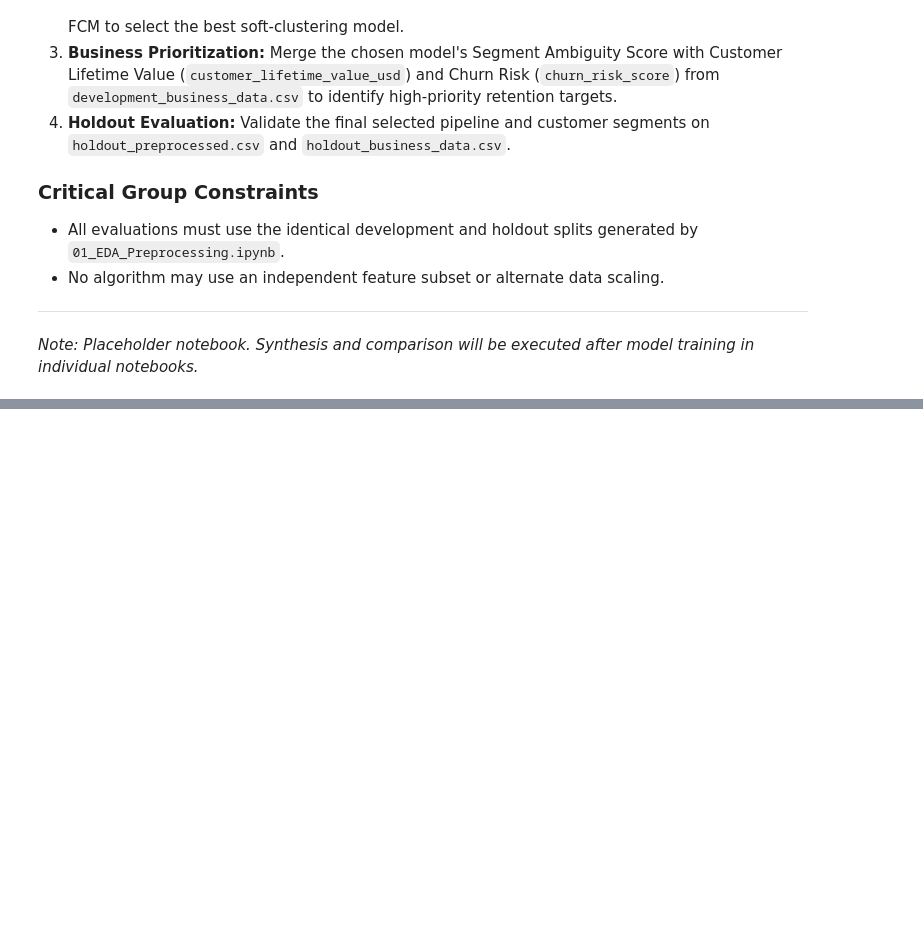
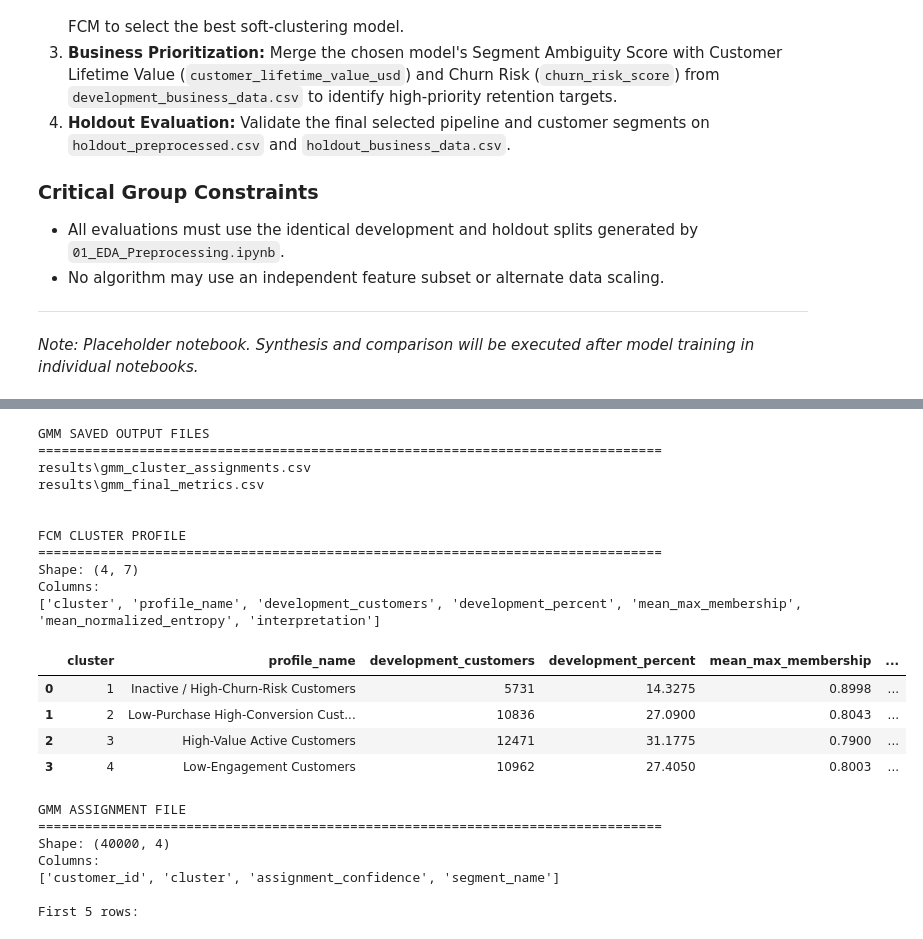
Before and after one commit to ashi00112/soft-ecommerce-customer-segmentation, a Jupyter notebook: notebooks/06_Model_Comparison.ipynb, the cells around one changed output, grey strips where cells are left out. Cells and saved outputs as stored; diff of their text form; code cells hidden in the pictures; blank space fills up the shorter version.

```diff
--- a/notebooks/06_Model_Comparison.ipynb
+++ b/notebooks/06_Model_Comparison.ipynb
@@ -42,0 +1538,77 @@ print("Processed data dir:", PROCESSED_DATA_DIR)
+# %%
+# ============================================================
+# Cell 19 — Inspect Soft-Model Business Profiling Outputs
+# ============================================================
+
+print("GMM SAVED OUTPUT FILES")
+print("=" * 80)
+
+gmm_files_clean = []
+
+for path in RESULTS_DIR.rglob("*"):
+    if path.is_file() and "gmm" in path.name.lower():
+        gmm_files_clean.append(path)
+
+for path in sorted(gmm_files_clean):
+    print(path.relative_to(PROJECT_ROOT))
+
+
+print("\n\nFCM CLUSTER PROFILE")
+print("=" * 80)
+
+fcm_profile_path = RESULTS_DIR / "fcm_cluster_profiles.csv"
+
+if fcm_profile_path.exists():
+    fcm_profiles = pd.read_csv(fcm_profile_path)
+
+    print("Shape:", fcm_profiles.shape)
+    print("Columns:")
+    print(fcm_profiles.columns.tolist())
+
+    ipy_display(fcm_profiles)
+
+else:
+    print("FCM cluster profile file not found.")
+
+
+print("\n\nGMM ASSIGNMENT FILE")
+print("=" * 80)
+
+gmm_assignment_path = RESULTS_DIR / "gmm_cluster_assignments.csv"
+
+if gmm_assignment_path.exists():
+    gmm_assignments = pd.read_csv(gmm_assignment_path)
+
+    print("Shape:", gmm_assignments.shape)
+    print("Columns:")
+    print(gmm_assignments.columns.tolist())
+
+    print("\nFirst 5 rows:")
+    ipy_display(gmm_assignments.head())
+
+else:
+    print("GMM assignment file not found.")
+# %% [output]
+GMM SAVED OUTPUT FILES
+================================================================================
+results\gmm_cluster_assignments.csv
+results\gmm_final_metrics.csv
+
+
+FCM CLUSTER PROFILE
+================================================================================
+Shape: (4, 7)
+Columns:
+['cluster', 'profile_name', 'development_customers', 'development_percent', 'mean_max_membership', 'mean_normalized_entropy', 'interpretation']
+|  | cluster | profile_name | development_customers | development_percent | mean_max_membership | ... |
+| 0 | 1 | Inactive / High-Churn-Risk Customers | 5731 | 14.3275 | 0.8998 | ... |
+| 1 | 2 | Low-Purchase High-Conversion Cust... | 10836 | 27.0900 | 0.8043 | ... |
+| 2 | 3 | High-Value Active Customers | 12471 | 31.1775 | 0.7900 | ... |
+| 3 | 4 | Low-Engagement Customers | 10962 | 27.4050 | 0.8003 | ... |
+GMM ASSIGNMENT FILE
+================================================================================
+Shape: (40000, 4)
+Columns:
+['customer_id', 'cluster', 'assignment_confidence', 'segment_name']
+
+First 5 rows:
```
Also changed, not shown: parts of 24 cells of this notebook, 2 other files.
